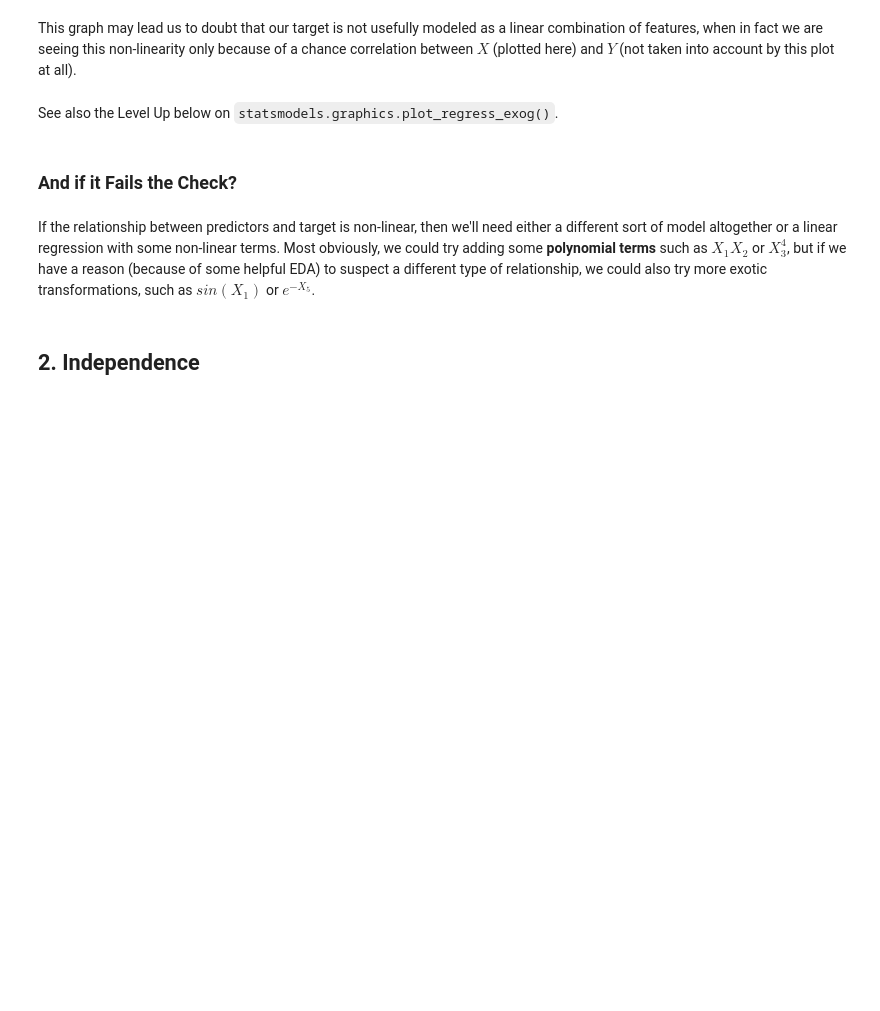
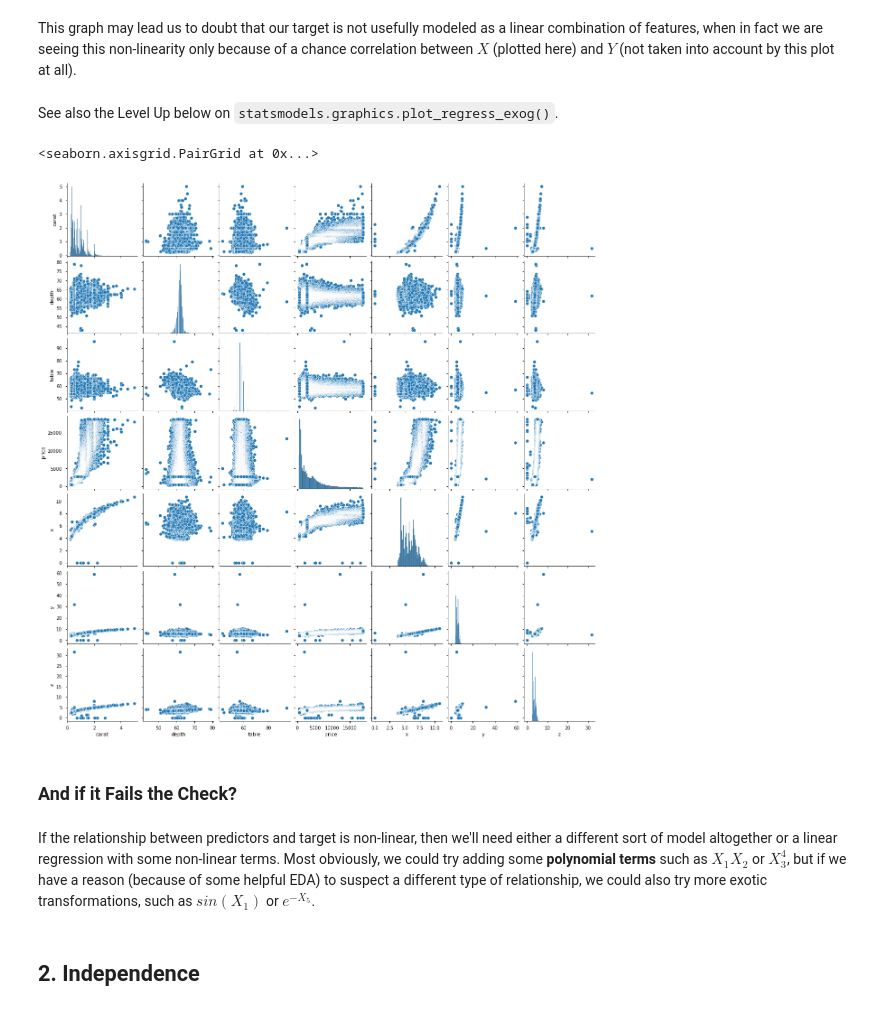
Before and after one commit to flatiron-school/ntl01-dtsc-live-103122, a Jupyter notebook: 2Phase/33-lin_reg_assumptions.ipynb, the cells around one changed output. Saved outputs shown, nothing was run; the diff lists cells and outputs as text; code cells hidden in the pictures; blank space fills up the shorter version.

```diff
--- a/2Phase/33-lin_reg_assumptions.ipynb
+++ b/2Phase/33-lin_reg_assumptions.ipynb
@@ -107,6 +157,11 @@ ax.set_title('This plot can mislead us because of patterns in another variable!'
 This graph may lead us to doubt that our target is not usefully modeled as a linear combination of features, when in fact we are seeing this non-linearity only because of a chance correlation between $X$ (plotted here) and $Y$ (not taken into account by this plot at all).
 # %% [markdown]
 See also the Level Up below on `statsmodels.graphics.plot_regress_exog()`.
+# %%
+sns.pairplot(diamonds)
+# %% [output]
+<seaborn.axisgrid.PairGrid at 0x...>
+[figure, added]
 # %% [markdown]
 ### And if it Fails the Check?
 # %% [markdown]
```
Also changed, not shown: parts of 25 cells of this notebook, 1 other file.
